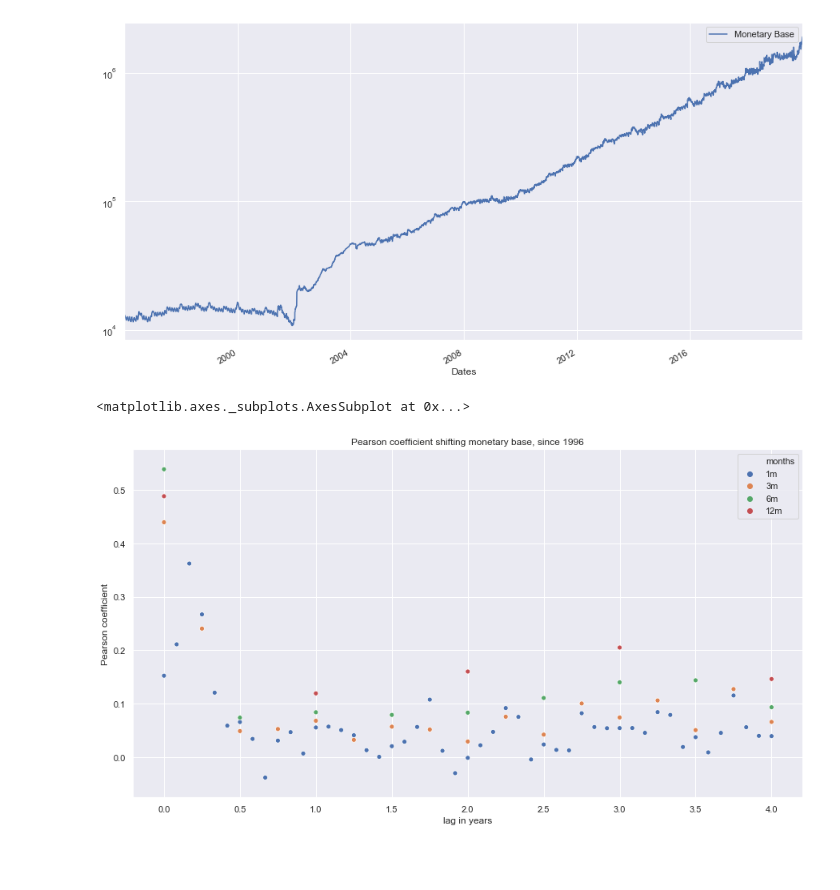
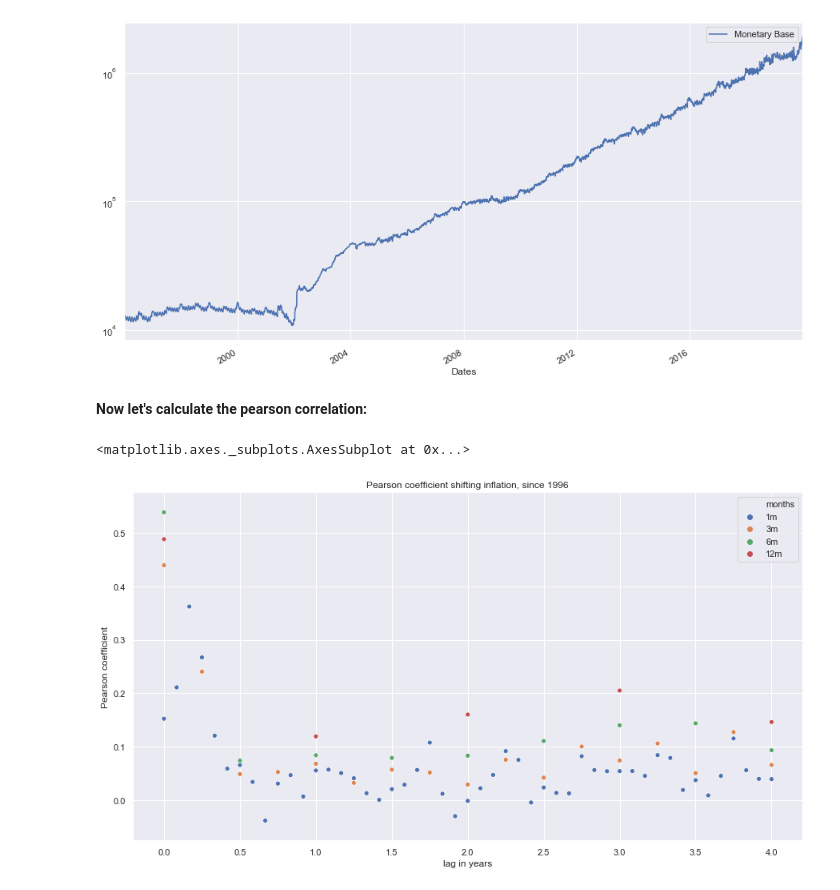
Before and after one commit to lambdaclass/finance_playground, a Jupyter notebook: notebooks/cmb_inflation/Correlation.ipynb, the cells around one changed output. Cells and saved outputs as stored; diff of their text form; code cells hidden in the pictures; blank space fills up the shorter version.

```diff
--- a/notebooks/cmb_inflation/Correlation.ipynb
+++ b/notebooks/cmb_inflation/Correlation.ipynb
@@ -48,9 +52,14 @@ for m in months:
     monetary_base_change_1996[m] = monetary_base_change_1996[m].resample(str(m) + 'M').mean().pct_change()*100
     data_1996[m] = pd.DataFrame(monetary_base_change_1996[m])
     data_1996[m] = data_1996[m].assign(Inflation = inflation_1996[m]['Inflation']).dropna()
+# %% [markdown]
+**Now let's calculate the pearson correlation:**
 # %%
-pearson_lagged={}
+pearson_lagged = {}
 for m in months:
-    max_lag=12*4//m
-    pearson_lagged[m]= [data_1996[m]['Inflation'].corr(data_1996[m]['Monetary Base'].shift(lag)) for lag in np.arange(0, max_lag+1, 1)]
+    max_lag = 12*4//m
+    correlation=[]
+    for lag in np.arange(0, max_lag +1, 1):
+        correlation.append(data_1996[m]['Inflation'].corr(data_1996[m]['Monetary Base'].shift(lag)))
+    pearson_lagged[m]=correlation
 # %%
@@ -59,9 +68,9 @@ for m in months:
     to_plot=to_plot.append(pd.DataFrame([np.linspace(0,4,len(pearson_lagged[m])),pearson_lagged[m],[str(m)+ 'm']*len(pearson_lagged[m])]).T)
 to_plot=to_plot.rename(columns={2:'months'})
 # %%
-ax = sns.scatterplot(x=to_plot[0],y=to_plot[1],data=to_plot,hue='months')
-ax.set(xlabel='lag in years', ylabel='Pearson coefficient',title='Pearson coefficient shifting monetary base, since 1996')
+ax = sns.scatterplot(x= to_plot[0], y = to_plot[1], data = to_plot, hue = 'months')
+ax.set(xlabel = 'lag in years', ylabel = 'Pearson coefficient', title = 'Pearson coefficient shifting inflation, since 1996')
 ax
 # %% [output]
 <matplotlib.axes._subplots.AxesSubplot at 0x...>
-[figure, old version]
+[figure, new version]
```
Also changed, not shown: parts of 6 cells of this notebook.
